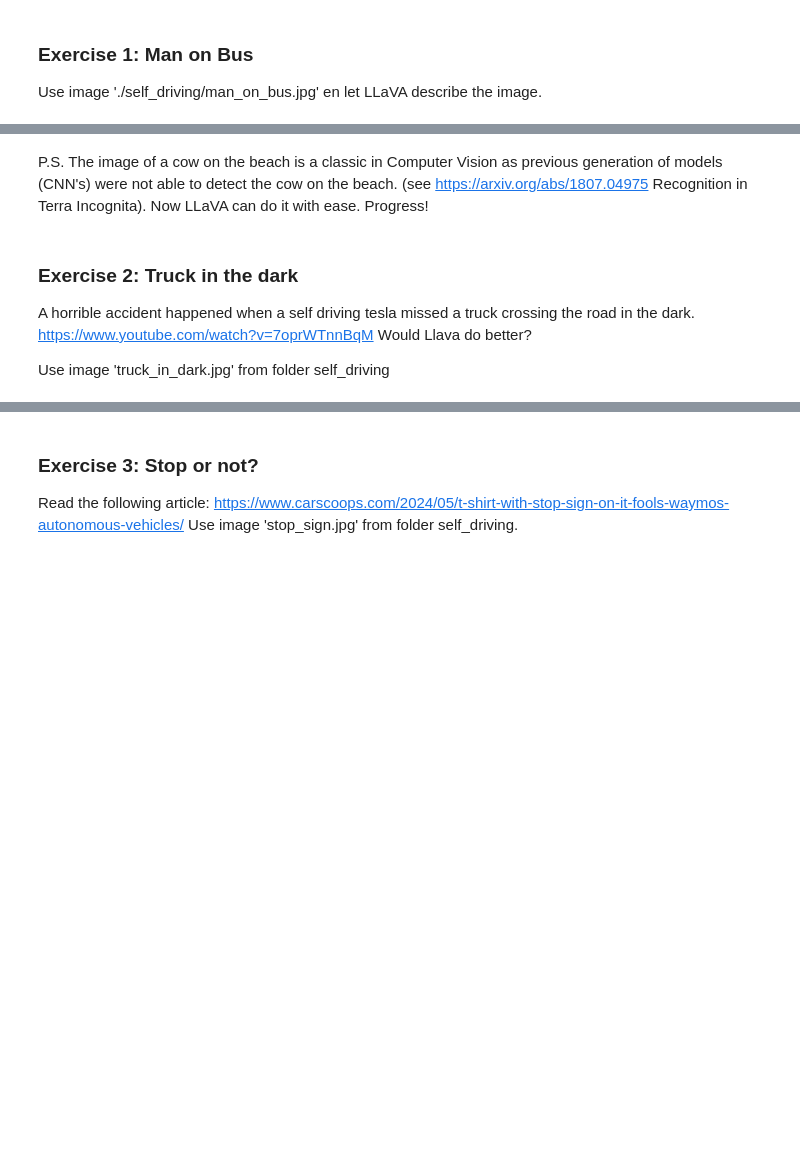
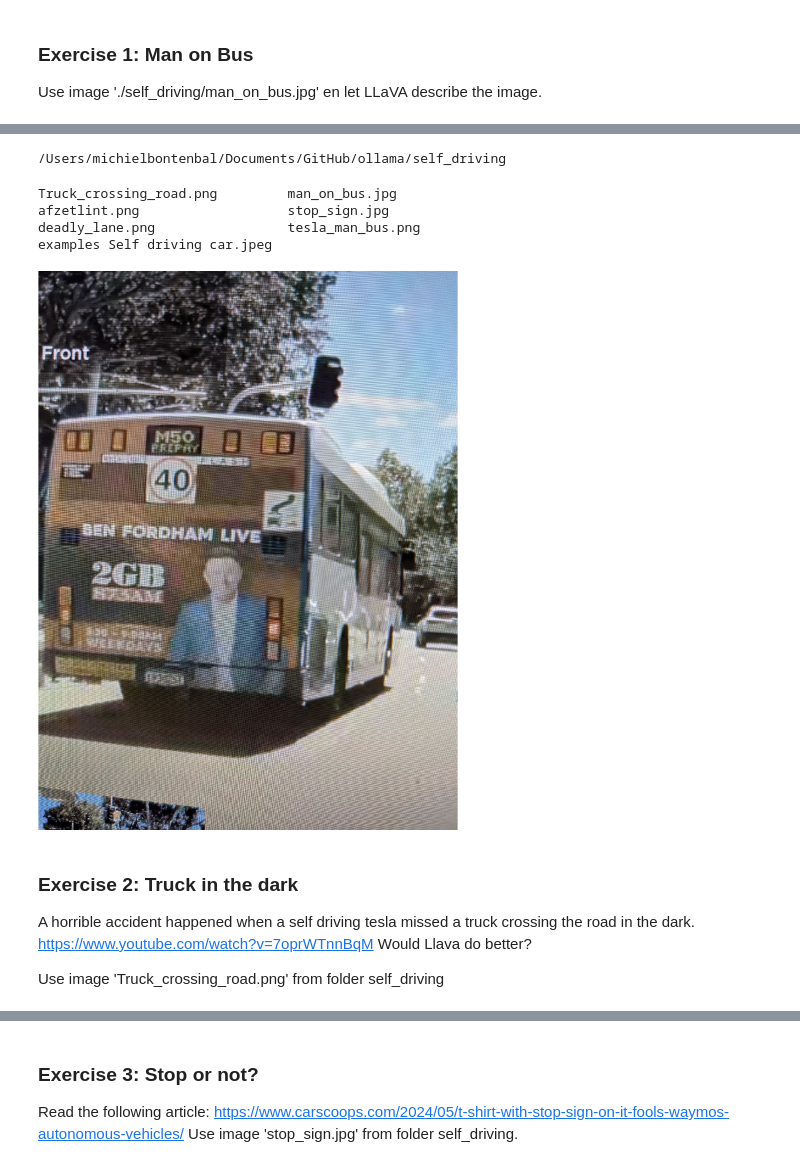
Before and after one commit to MichielBbal/ollama, a Jupyter notebook: ollama_llava_self_driving_car.ipynb, the cells around one changed output, grey strips where cells are left out. Saved outputs shown, nothing was run; the diff lists cells and outputs as text; code cells hidden in the pictures; blank space fills up the shorter version.

```diff
--- a/ollama_llava_self_driving_car.ipynb
+++ b/ollama_llava_self_driving_car.ipynb
@@ -132,5 +112,18 @@ Use image './self_driving/man_on_bus.jpg' en let LLaVA describe the image.
-# %% [markdown]
-P.S. The image of a cow on the beach is a classic in Computer Vision as previous generation of models (CNN's) were not able to detect the cow on the beach. (see https://arxiv.org/abs/1807.04975 Recognition in Terra Incognita). Now LLaVA can do it with ease. Progress!
+# %%
+cd self_driving/
+# %% [output]
+/Users/michielbontenbal/Documents/GitHub/ollama/self_driving
+# %%
+ls
+# %% [output]
+Truck_crossing_road.png         man_on_bus.jpg
+afzetlint.png                   stop_sign.jpg
+deadly_lane.png                 tesla_man_bus.png
+examples Self driving car.jpeg
+# %%
+IPython.display.Image('man_on_bus.jpg')
+# %% [output]
+[figure, added]
 # %% [markdown]
 ### Exercise 2:  Truck in the dark
 
@@ -138,6 +131,6 @@ A horrible accident happened when a self driving tesla missed a truck crossing t
 https://www.youtube.com/watch?v=7oprWTnnBqM
 Would Llava do better?
 
-Use image 'truck_in_dark.jpg' from folder self_driving
+Use image 'Truck_crossing_road.png' from folder self_driving
 # %%
 #YOUR CODE HERE
```
Also changed, not shown: parts of 9 cells of this notebook, 3 other files.
